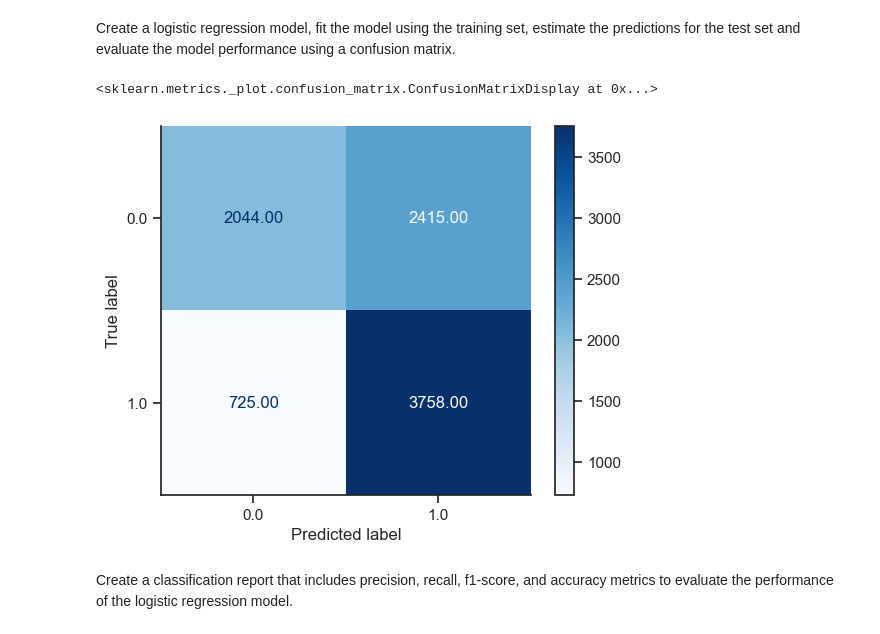
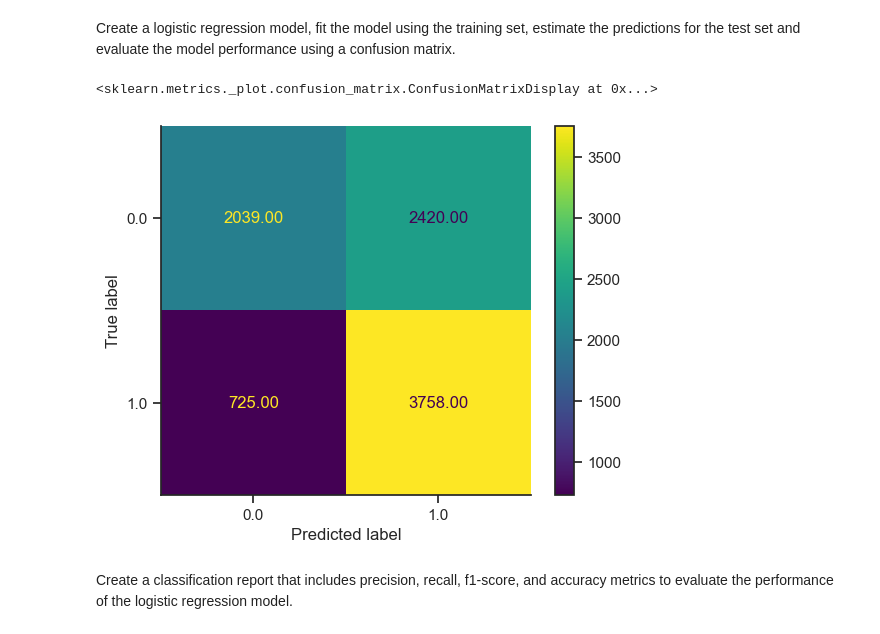
Before and after one commit to eduardovalero/Google-advanced-data-analytics, a Jupyter notebook: notebook.ipynb, the cells around one changed output. Saved outputs shown, nothing was run; the diff lists cells and outputs as text; code cells hidden in the pictures.

Commit message:
Course 5 - Classification
Here, we implemented the classification of videos into claims and opinions using two ensemble classifiers.

```diff
--- a/notebook.ipynb
+++ b/notebook.ipynb
@@ -418,9 +433,7 @@ Missing values in column shares_per_view: 298
 # %%
 # Drop the rows containing missing values
-data.dropna(axis=0, inplace=True)
+data4.dropna(axis=0, inplace=True)
 
 # Validate the drop
-missing_per_col = sum(data.isna().values).tolist()
-for idx, col in enumerate(data.columns):
-    print(f'Missing values in column {col}: {missing_per_col[idx]}')
+data4.isna().any(axis=0)
 # %% [output]
@@ -452,8 +463,8 @@ Like we discovered in subsection [Detect outliers](#detect_outliers), approximat
 # %%
 # Winsorize the engagement variables for regression analysis
-for col in ['video_like_count', 'video_comment_count']:
-    iqr    = data[col].quantile(0.75) - data[col].quantile(0.25)
-    thr    = data[col].quantile(0.75) + 1.5 * iqr
-    data.loc[data[col] > thr, col] = thr
+for col in ['video_like_count', 'video_share_count', 'video_download_count', 'video_comment_count']:
+    iqr    = data4[col].quantile(0.75) - data4[col].quantile(0.25)
+    thr    = data4[col].quantile(0.75) + 1.5 * iqr
+    data4.loc[data4[col] > thr, col] = thr
 # %% [markdown]
 <span style='color:red; font-weight: bold'>Note:</span><br>
@@ -471,8 +482,8 @@ Name: verified_status, dtype: float64
 The data is very unbalanced towards the *not_verified* class. Therefore, let us resample the minority class (*verified*) to produce the same number of samples than the majority class (*not_verified*).
 # %%
 # Identify data points from majority and minority classes
-majority = data.loc[data['verified_status'] == 'not verified', :]
-minority = data.loc[data['verified_status'] != 'not verified', :]
+majority = data4.loc[data4['verified_status'] == 'not verified', :]
+minority = data4.loc[data4['verified_status'] != 'not verified', :]
 
 # Upsample the minority class
 minority_upsampled = resample(minority, n_samples=len(majority), random_state=0)
@@ -533,7 +550,7 @@ Considering a high correlation threshold of 0.85, there are two variables which
 In this stage, we will prepare the training and test sets. For the feature matrix, we will select only those variables which can provide insights about the outcome variable. We will need to transform the categorical variables (the independent variables *claim_status* and *author_ban_status* and the outcome variable *verified_status*) in the dataset into numerical. To do so, we will use one-hot encoding.
 # %%
 # Select features
-X = data_upsampled[['video_duration_sec', 'claim_status', 'author_ban_status', 'video_view_count', 'video_share_count', 'video_download_count', 'video_comment_count']]
+X = data_upsampled[['video_duration_sec', 'claim_status', 'author_ban_status', 'video_view_count', 'video_share_count', 'video_comment_count']]
 
 # Select outcome variable
 y = data_upsampled[['verified_status']]
@@ -582,21 +599,21 @@ Create a logistic regression model, fit the model using the training set, estima
 # %%
 # Create and fit the model
 clf = LogisticRegression(max_iter=1000, random_state=0).fit(X_train_final, y_train_final)
 
 # Get test set predictions
 y_pred = clf.predict(X_test_final).ravel()
 
 # Compute values for confusion matrix
 cm = confusion_matrix(y_test_final, y_pred, labels=clf.classes_)
 
 # Create display of confusion matrix
 cm_disp = ConfusionMatrixDisplay(confusion_matrix=cm, display_labels=clf.classes_)
 
 # Plot confusion matrix
-cm_disp.plot(values_format='.2f', cmap='Blues')
+cm_disp.plot(values_format='.2f')
 # %% [output]
 <sklearn.metrics._plot.confusion_matrix.ConfusionMatrixDisplay at 0x...>
-[figure, old version]
+[figure, new version]
 # %% [markdown]
 Create a classification report that includes precision, recall, f1-score, and accuracy metrics to evaluate the performance of the logistic regression model.
 # %%
```
Also changed, not shown: parts of 92 cells of this notebook, 1 other file.
